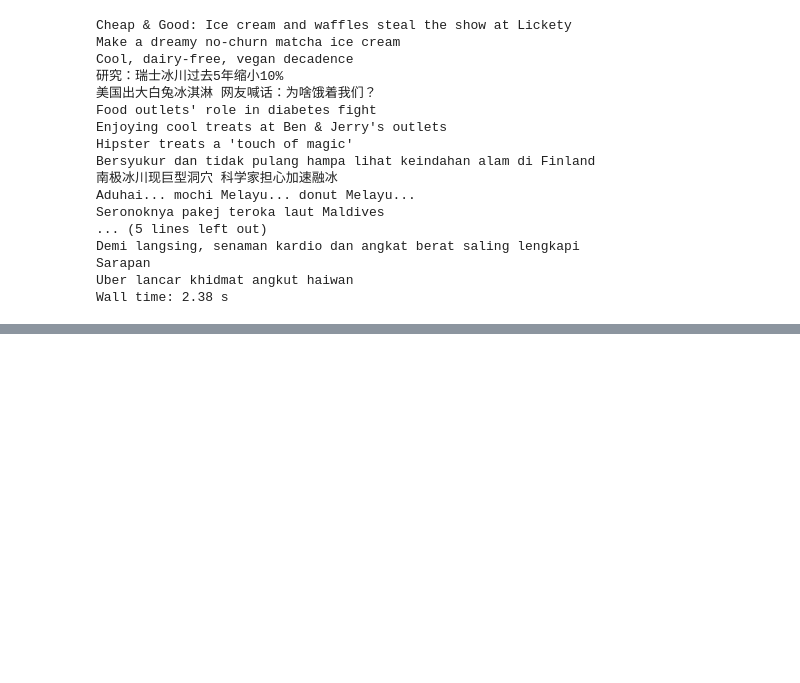
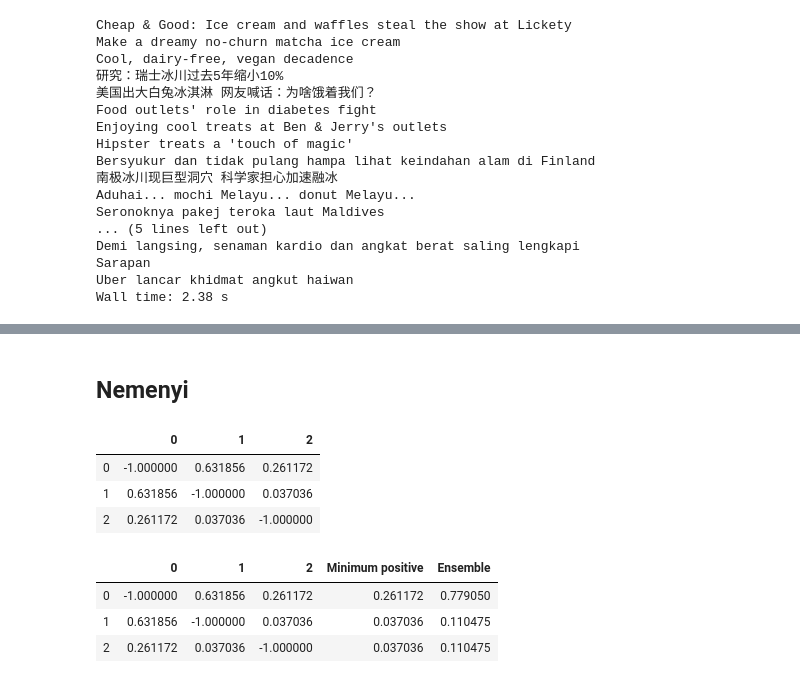
Before and after one commit to hongpeigoh/MulLing, a Jupyter notebook: Debug.ipynb, the cells around one changed output, grey strips where cells are left out. Drawn from its saved outputs; the diff is of its cells as text; code cells hidden in the pictures; blank space fills up the shorter version.

```diff
--- a/Debug.ipynb
+++ b/Debug.ipynb
@@ -115,0 +228,4 @@ kdtmq(query)
+# %%
+data1 = [random.randint(1,300) for n in range (10)]
+data2 = [random.randint(1,300) for n in range(10)]
+data3 = [random.randint(1,300) for n in range(10)]
@@ -115,0 +252,25 @@ kdtmq(query)
+# %% [markdown]
+## Nemenyi
+# %%
+import scikit_posthocs
+import numpy as np
+data = np.array([data1,data2,data3])
+newdata = scikit_posthocs.posthoc_nemenyi_friedman(data.T)
+newdata
+# %% [output]
+|  | 0 | 1 | 2 |
+| 0 | -1.000000 | 0.631856 | 0.261172 |
+| 1 | 0.631856 | -1.000000 | 0.037036 |
+| 2 | 0.261172 | 0.037036 | -1.000000 |
+# %%
+import functools
+
+newdata['Minimum positive'] = [float(functools.reduce(lambda x,y: min(x,y) if (x!=-1 and y!=-1) else max(x,y), newdata[i])) for i in range(len(newdata[0]))]
+newdata['Ensemble'] = [ newdata['Minimum positive'][n]/sum(newdata['Minimum positive']) for n in range(len(newdata[0]))]
+# %%
+newdata
+# %% [output]
+|  | 0 | 1 | 2 | Minimum positive | Ensemble |
+| 0 | -1.000000 | 0.631856 | 0.261172 | 0.261172 | 0.779050 |
+| 1 | 0.631856 | -1.000000 | 0.037036 | 0.037036 | 0.110475 |
+| 2 | 0.261172 | 0.037036 | -1.000000 | 0.037036 | 0.110475 |
```
Also changed, not shown: parts of 21 cells of this notebook.
